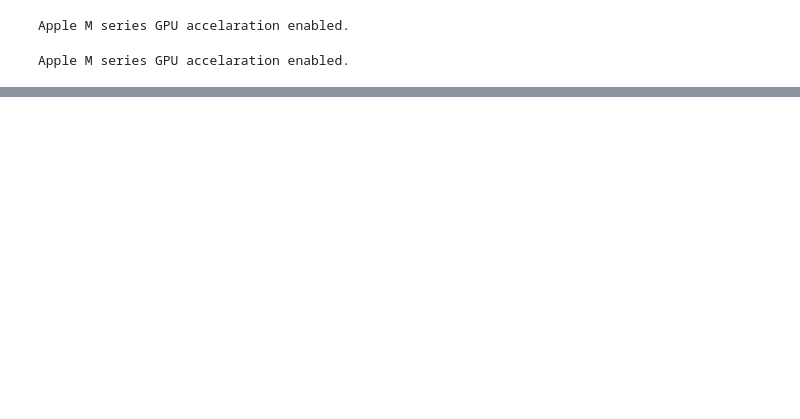
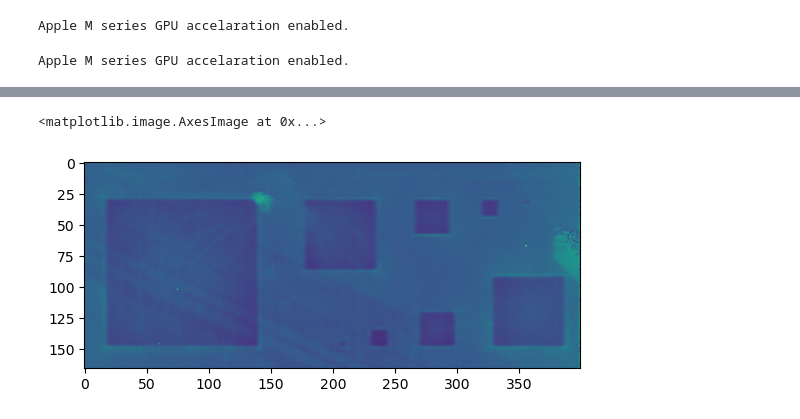
Before and after one commit to ycnnn/lab_automation, a Jupyter notebook: RamanFit/torch_demo.ipynb, the cells around one changed output, grey strips where cells are left out. Drawn from its saved outputs; the diff is of its cells as text; code cells hidden in the pictures; blank space fills up the shorter version.

```diff
--- a/RamanFit/torch_demo.ipynb
+++ b/RamanFit/torch_demo.ipynb
@@ -18,0 +19,5 @@ plt.imshow(params['peak_0_centers'])
+# %%
+plt.imshow(params['peak_1_centers'])
+# %% [output]
+<matplotlib.image.AxesImage at 0x...>
+[figure, added]
```
Also changed, not shown: parts of 1 cell of this notebook, 1 other file.
